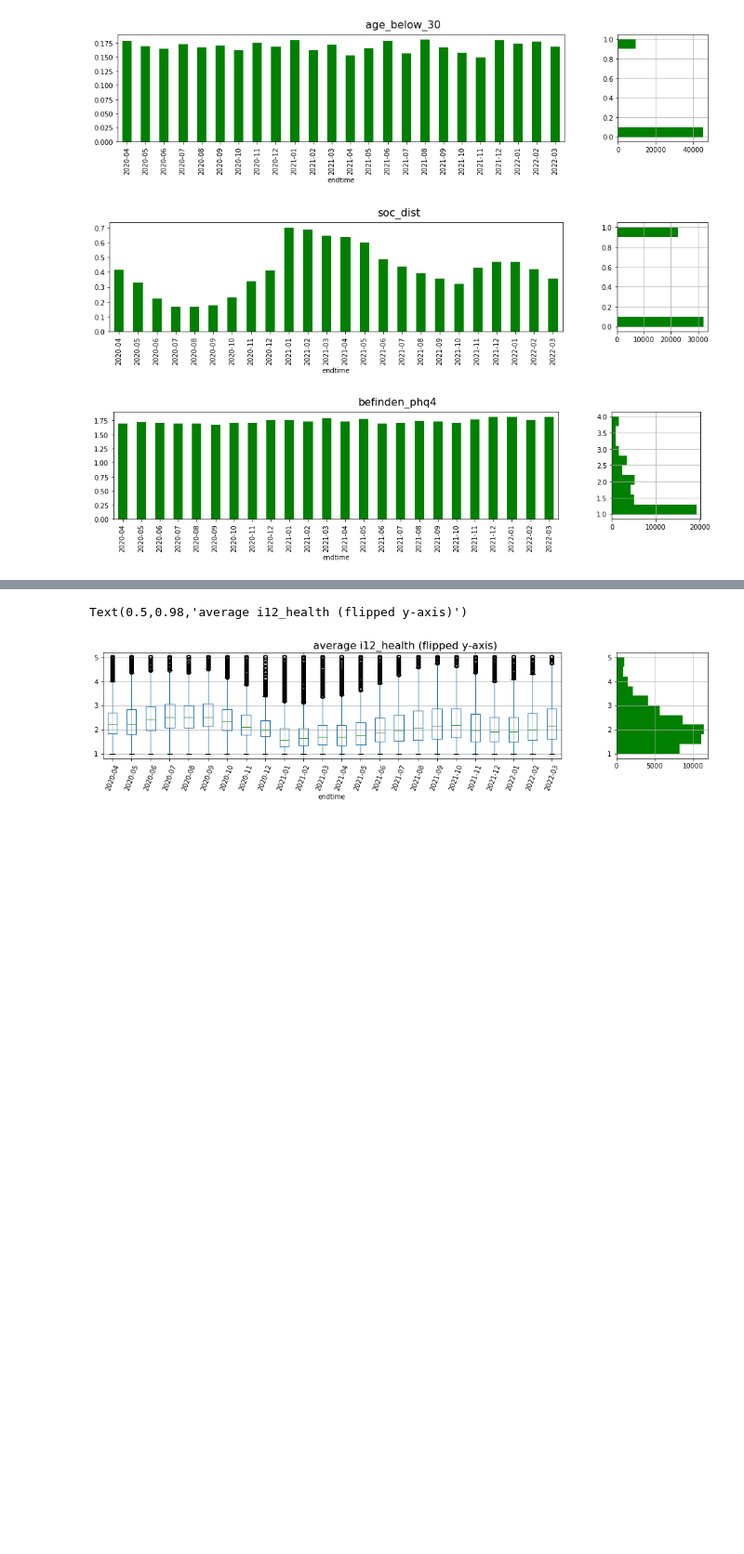
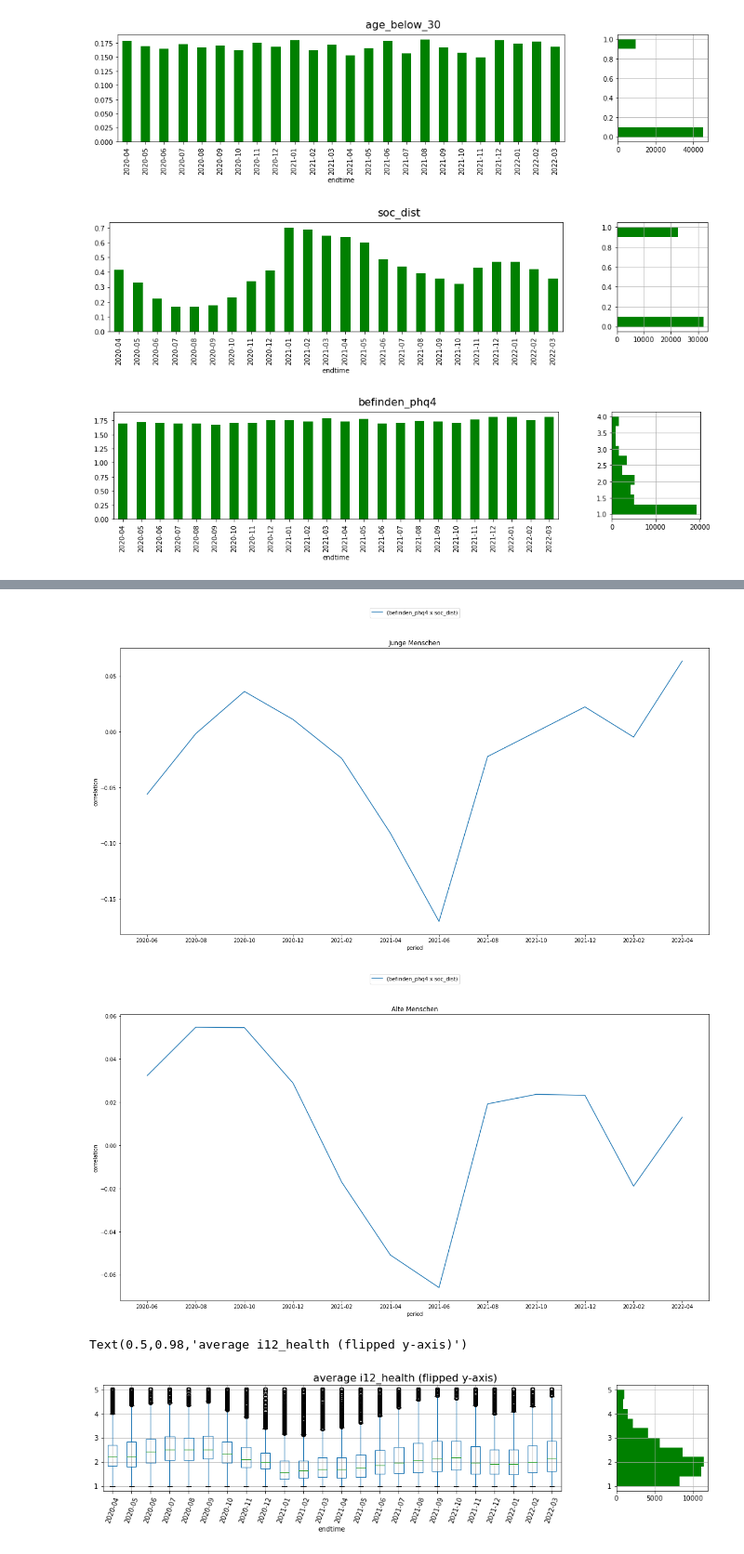
Before and after one commit to sevenbanisch/hackthon_yougov_data, a Jupyter notebook: hackathon/andreas/play-around.ipynb, the cells around one changed output, grey strips where cells are left out. Shown at 93% size. Cells and saved outputs as stored; diff of their text form; code cells hidden in the pictures; blank space fills up the shorter version.

```diff
--- a/hackathon/andreas/play-around.ipynb
+++ b/hackathon/andreas/play-around.ipynb
@@ -208,6 +208,31 @@ def aggregate_cols(frame,col_list):
 def quick_compare(items,frame):
     for i in items:
         mybarplot(i,frame)
+
+def corrallevoplot(item,otheritems,periods,frame,mytitle):
+
+    fig = plt.figure(figsize=(20, 10))
+    plt.xlabel("period")
+    plt.ylabel("correlation")
+    plt.title(mytitle)
+    for other in otheritems:
+        if item != other:
+            #print(other)
+            correlations = []
+            old_period = '2020-04'
+            for px,period in enumerate(periods[1:len(periods)]):
+                #print(period)
+                correlations.append( frame.loc[ (frame["endtime"] <= period) & (frame["endtime"] > old_period),[item,other] ].corr().iloc[0][1])
+                old_period = period
+                #correlations
+
+            x = periods[1:len(periods)]
+            y = correlations
+            plt.plot(x,y,label='('+item+' x '+other+')')
+
+    #plt.legend(loc='best')
+    plt.legend(loc='upper center', bbox_to_anchor=(0.5, 1.15),ncol=4)
+    plt.show()
 # %%
 def filter_dataframe(frame,cat,values,match = "between"):
     #match:
@@ -330,3 +366,11 @@ plot_correlation(df3)
+# %%
+periods = ['2020-04','2020-06','2020-08','2020-10','2020-12','2021-02','2021-04','2021-06','2021-08','2021-10',
+           '2021-12','2022-02','2022-04']
+corrallevoplot("befinden_phq4",["soc_dist"],periods,df3_young,"Junge Menschen")
+corrallevoplot("befinden_phq4",["soc_dist"],periods,df3_old,"Alte Menschen")
+# %% [output]
+[figure, added]
+[figure, added]
 # %%
 items_behavior = [ i for i in item_dict.keys() if 'i12_health' in i]
 #items_behavior.extend(["endtime"])
```
Also changed, not shown: parts of 2 cells of this notebook, 6 other files.
